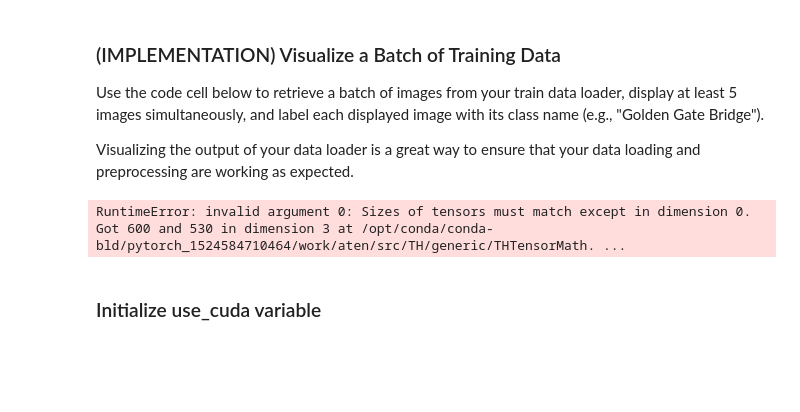
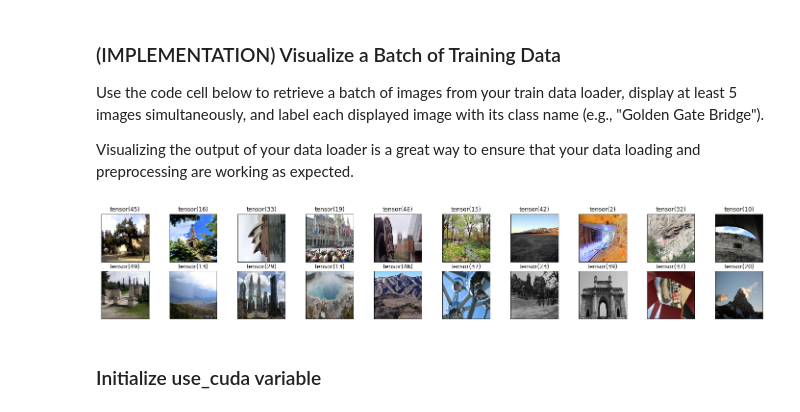
Before and after one commit to ixplog/landmark, a Jupyter notebook: landmark_project/landmark.ipynb, the cells around one changed output. Saved outputs shown, nothing was run; the diff lists cells and outputs as text; code cells hidden in the pictures; blank space fills up the shorter version.

```diff
--- a/landmark_project/landmark.ipynb
+++ b/landmark_project/landmark.ipynb
@@ -180,27 +147,26 @@ Visualizing the output of your data loader is a great way to ensure that your da
 # %%
 import matplotlib.pyplot as plt
 %matplotlib inline
 
 ## TODO: visualize a batch of the train data loader
 
 ## the class names can be accessed at the `classes` attribute
 ## of your dataset object (e.g., `train_dataset.classes`)
 
 # obtain one batch of training images
 dataiter = iter(loaders_scratch['train'])
 images, labels = dataiter.next()
-images = images.transpose(1, 2).transpose(2, 3).numpy() # convert images to numpy for display
-print(images.shape)
+images = images.numpy() # convert images to numpy for display
 
 # plot the images in the batch, along with the corresponding labels
 fig = plt.figure(figsize=(25, 4))
 # display 20 images
 for idx in np.arange(20):
     ax = fig.add_subplot(2, 20/2, idx+1, xticks=[], yticks=[])
-    plt.imshow(images[idx])
+    plt.imshow(images[idx].transpose(1,2,0))
     ax.set_title(labels[idx])
 # %% [output]
-RuntimeError: invalid argument 0: Sizes of tensors must match except in dimension 0. Got 600 and 530 in dimension 3 at /opt/conda/conda-bld/pytorch_1524584710464/work/aten/src/TH/generic/THTensorMath. ...
+[figure, added]
 # %% [markdown]
 ### Initialize use_cuda variable
 # %%
```
Also changed, not shown: parts of 5 cells of this notebook.
